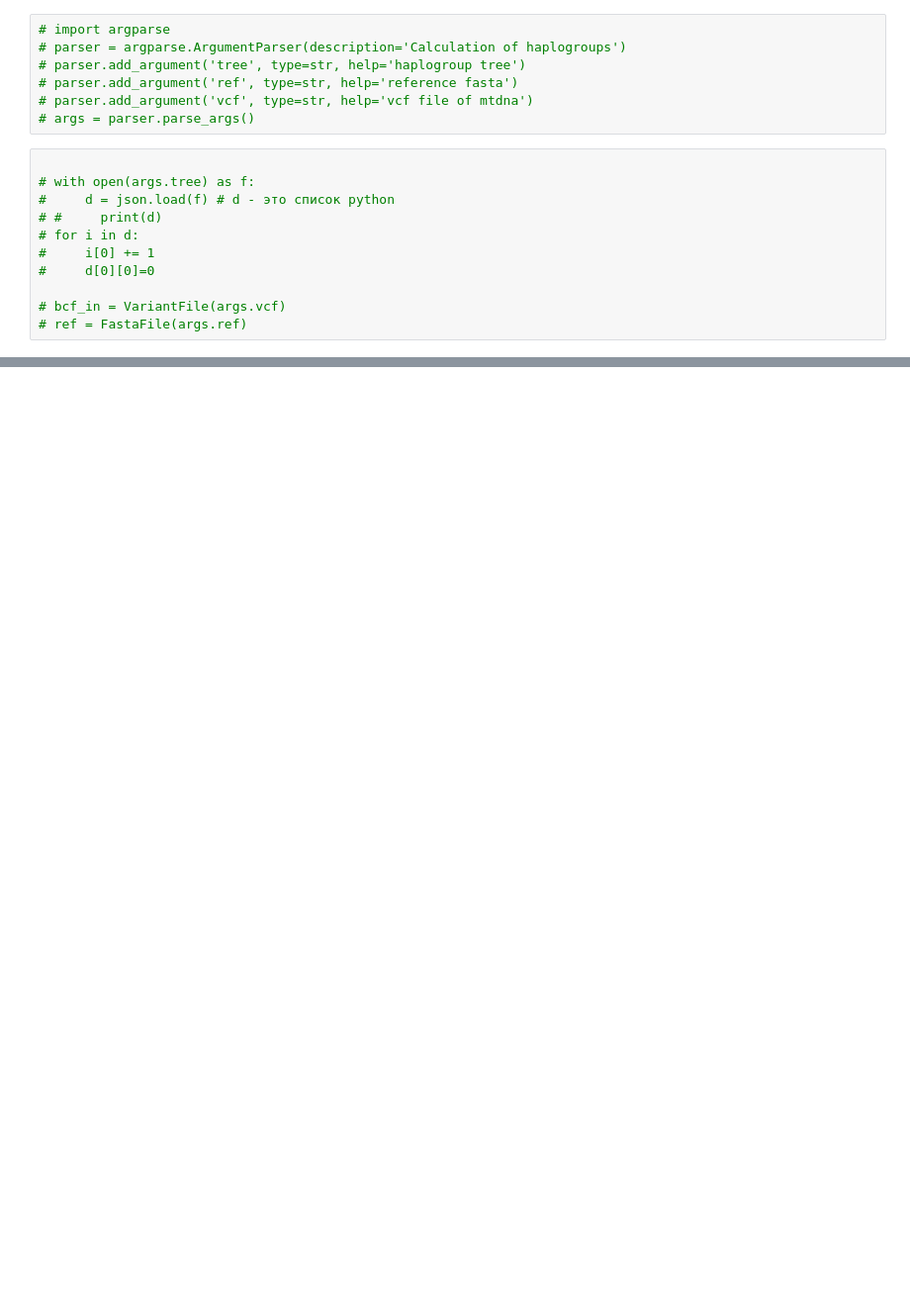
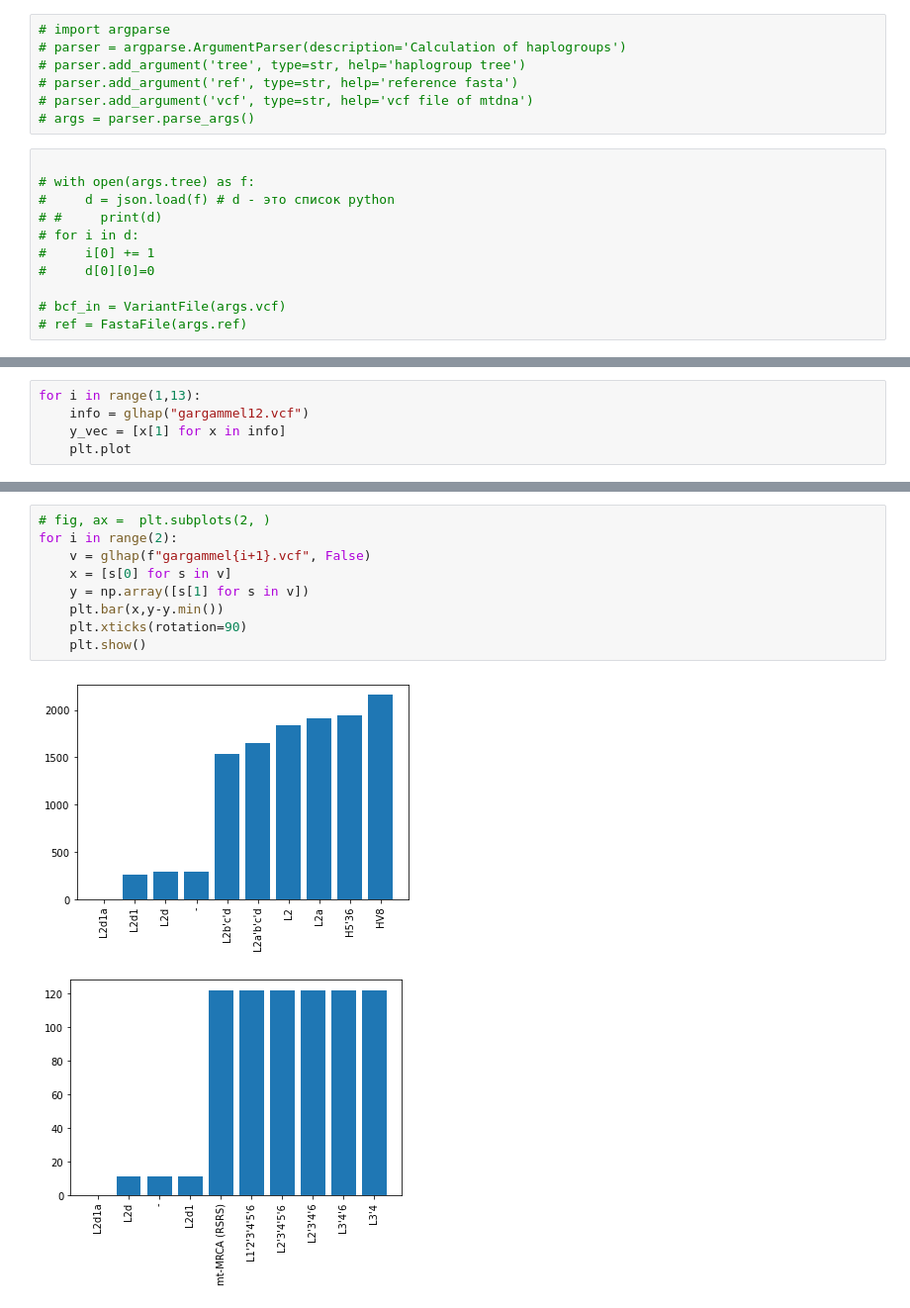
Before and after one commit to Genomics-HSE/glhap, a Jupyter notebook: vcf.ipynb, the cells around one changed output, grey strips where cells are left out. Shown: that part at 99% size. Drawn from its saved outputs; the diff is of its cells as text; blank space fills up the shorter version.

```diff
--- a/vcf.ipynb
+++ b/vcf.ipynb
@@ -332,0 +388,5 @@ apport_python_hook NA asttokens NA backcall 0.2.0 colorama 0.4.3 cython_runtime
+# %%
+for i in range(1,13):
+    info = glhap("gargammel12.vcf")
+    y_vec = [x[1] for x in info]
+    plt.plot
@@ -332,0 +426,12 @@ apport_python_hook NA asttokens NA backcall 0.2.0 colorama 0.4.3 cython_runtime
+# %%
+# fig, ax =  plt.subplots(2, )
+for i in range(2):
+    v = glhap(f"gargammel{i+1}.vcf", False)
+    x = [s[0] for s in v]
+    y = np.array([s[1] for s in v])
+    plt.bar(x,y-y.min())
+    plt.xticks(rotation=90)
+    plt.show()
+# %% [output]
+[figure, added]
+[figure, added]
```
Also changed, not shown: parts of 47 cells of this notebook, 3 other files.
